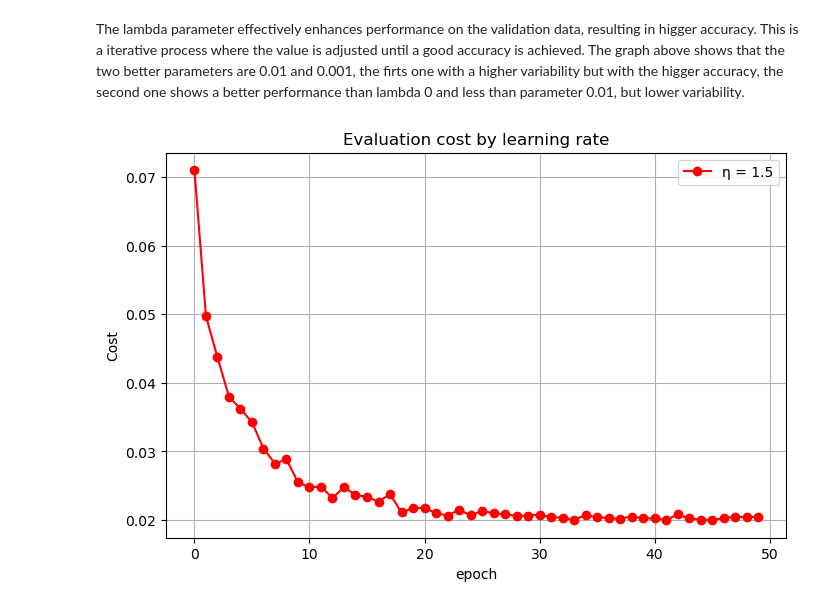
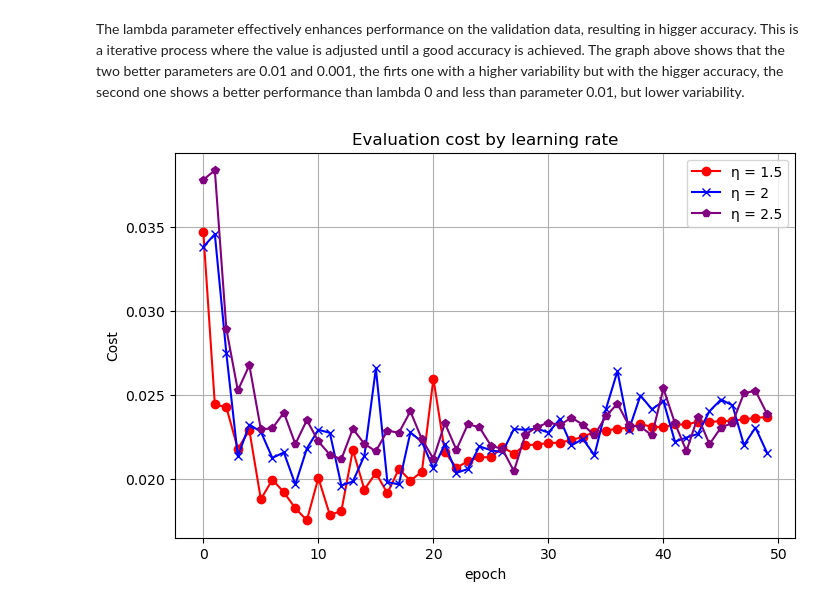
Before and after one commit to Miguel9Angel/Neural-Network, a Jupyter notebook: notebooks/testing_models.ipynb, the cells around one changed output. Saved outputs shown, nothing was run; the diff lists cells and outputs as text; code cells hidden in the pictures.

```diff
--- a/notebooks/testing_models.ipynb
+++ b/notebooks/testing_models.ipynb
@@ -164,30 +164,29 @@ plt.show()
 The lambda parameter effectively enhances performance on the validation data, resulting in higger accuracy. This is a iterative process where the value is adjusted until a good accuracy is achieved. The graph above shows that the two better parameters are 0.01 and 0.001, the firts one with a higher variability but with the higger accuracy, the second one shows a better performance than lambda 0 and less than parameter 0.01, but lower variability.
 # %%
 #Let's track the neural network behavior with differents learning rates
-net_mnist7 =  Network([784, 70, 70, 10], initializer='Gaussian', lmbda=0.001)
+net_mnist7 =  Network([784, 70, 70, 10], cost='cross_entropy', initializer='Gaussian', lmbda=0.001)
 training_cost7, training_accuracy7, evaluation_cost7, evaluation_accuracy7 = \
         net_mnist7.SGD(training_data, epochs=50, batch_size=25, lr=1.5, validation_data=val_data)
 
-# net_mnist8 =  Network([784, 70, 70, 10], cost='cross_entropy', initializer='Gaussian', lmbda=0.001)
-# training_cost8, training_accuracy8, evaluation_cost8, evaluation_accuracy8 = \
-#         net_mnist8.SGD(training_data, epochs=50, batch_size=25, lr=2, validation_data=val_data)
+net_mnist8 =  Network([784, 70, 70, 10], cost='cross_entropy', initializer='Gaussian', lmbda=0.001)
+training_cost8, training_accuracy8, evaluation_cost8, evaluation_accuracy8 = \
+        net_mnist8.SGD(training_data, epochs=50, batch_size=25, lr=2, validation_data=val_data)
 
-# net_mnist9 =  Network([784, 70, 70, 10], cost='cross_entropy', initializer='Gaussian', lmbda=0.001)
-# training_cost9, training_accuracy9, evaluation_cost9, evaluation_accuracy9 = \
-#         net_mnist9.SGD(training_data, epochs=50, batch_size=25, lr=2.5, validation_data=val_data)
+net_mnist9 =  Network([784, 70, 70, 10], cost='cross_entropy', initializer='Gaussian', lmbda=0.001)
+training_cost9, training_accuracy9, evaluation_cost9, evaluation_accuracy9 = \
+        net_mnist9.SGD(training_data, epochs=50, batch_size=25, lr=2.5, validation_data=val_data)
 # %%
 eval_cost7 = np.array(evaluation_cost7)
-# eval_cost8 = np.array(evaluation_cost8)
-# eval_cost9 = np.array(evaluation_cost9)
+eval_cost8 = np.array(evaluation_cost8)
+eval_cost9 = np.array(evaluation_cost9)
 plt.figure(figsize=(8,5))
 plt.plot(eval_cost7, marker='o', linestyle='-', color='r', label='η = 1.5')
-# plt.plot(eval_cost8, marker='x', linestyle='-', color='b', label='η = 2')
-# plt.plot(eval_cost9, marker='p', linestyle='-', color='purple', label='η = 2.5')
+plt.plot(eval_cost8, marker='x', linestyle='-', color='b', label='η = 2')
+plt.plot(eval_cost9, marker='p', linestyle='-', color='purple', label='η = 2.5')
 plt.title('Evaluation cost by learning rate')
 plt.xlabel('epoch')
 plt.ylabel('Cost')
 plt.legend()
 plt.grid(True)
-plt.show()
 # %% [output]
-[figure, old version]
+[figure, new version]
```
Also changed, not shown: parts of 11 cells of this notebook, 1 other file.
